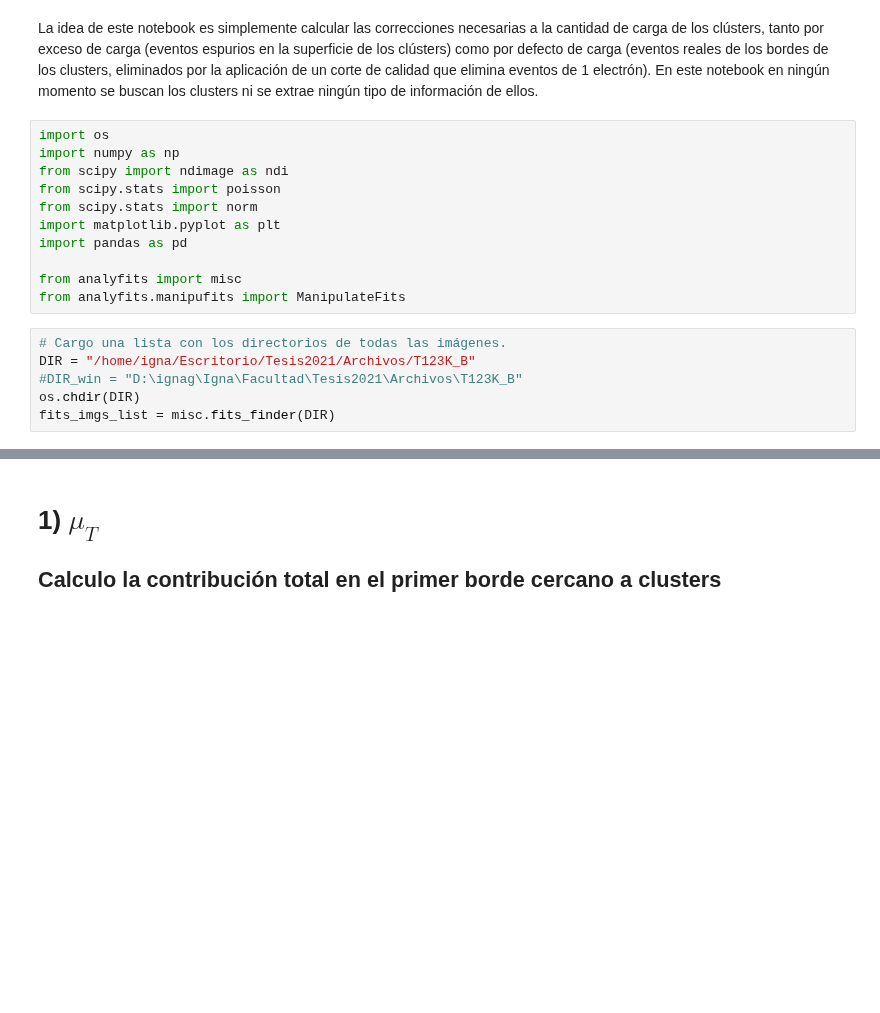
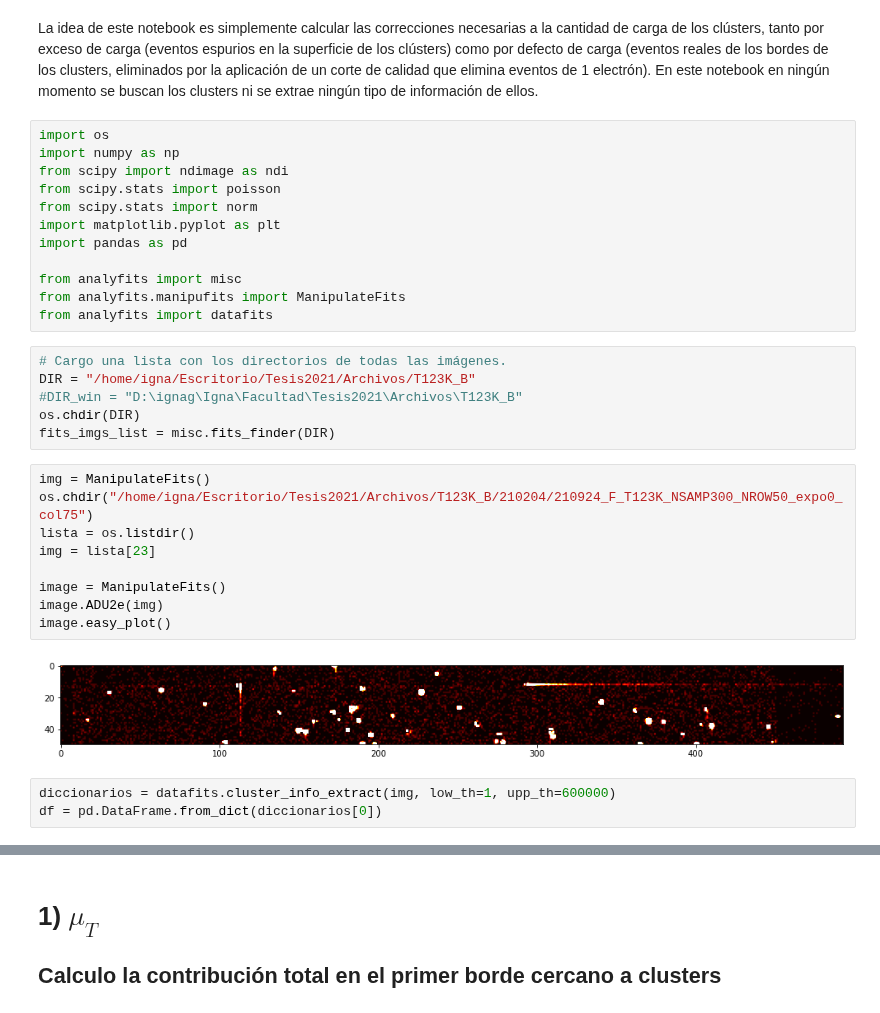
Before and after one commit to Igna11/Tesis-Skipper, a Jupyter notebook: Correcciones.ipynb, the cells around one changed output, grey strips where cells are left out. Drawn from its saved outputs; the diff is of its cells as text; blank space fills up the shorter version.

```diff
--- a/Correcciones.ipynb
+++ b/Correcciones.ipynb
@@ -11,9 +11,24 @@ import pandas as pd
 
 from analyfits import misc
 from analyfits.manipufits import ManipulateFits
+from analyfits import datafits
 # %%
 # Cargo una lista con los directorios de todas las imágenes.
 DIR = "/home/igna/Escritorio/Tesis2021/Archivos/T123K_B"
 #DIR_win = "D:\ignag\Igna\Facultad\Tesis2021\Archivos\T123K_B"
 os.chdir(DIR)
 fits_imgs_list = misc.fits_finder(DIR)
+# %%
+img = ManipulateFits()
+os.chdir("/home/igna/Escritorio/Tesis2021/Archivos/T123K_B/210204/210924_F_T123K_NSAMP300_NROW50_expo0_col75")
+lista = os.listdir()
+img = lista[23]
+
+image = ManipulateFits()
+image.ADU2e(img)
+image.easy_plot()
+# %% [output]
+[figure, added]
+# %%
+diccionarios = datafits.cluster_info_extract(img, low_th=1, upp_th=600000)
+df = pd.DataFrame.from_dict(diccionarios[0])
```
Also changed, not shown: parts of 3 cells of this notebook, 6 other files.
